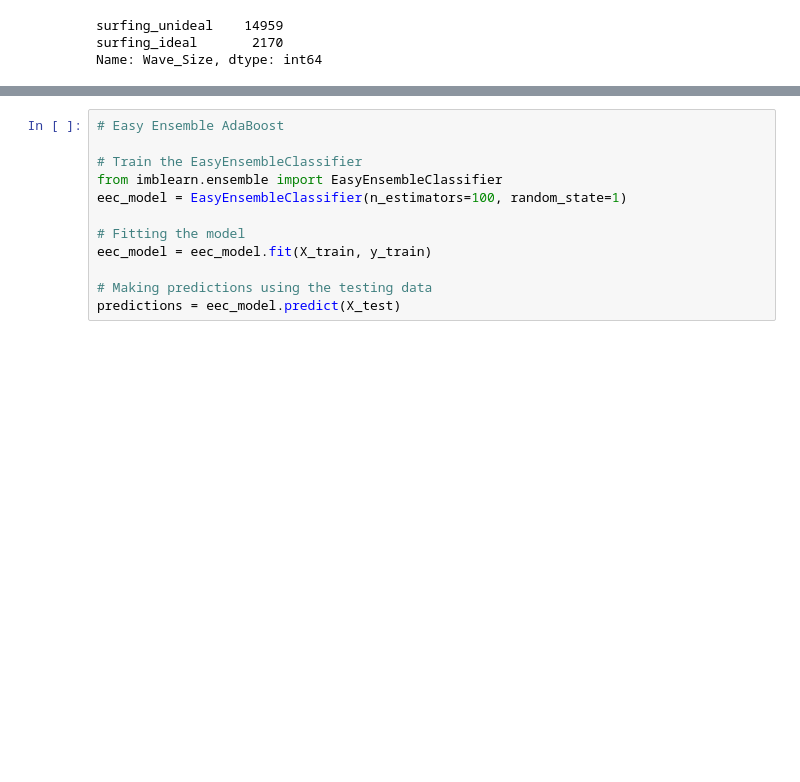
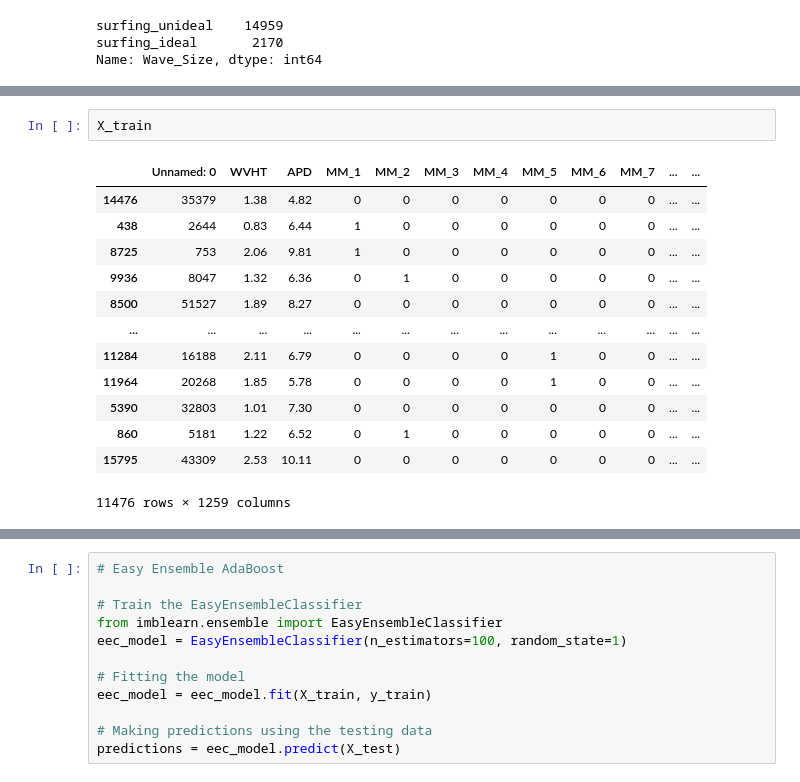
Before and after one commit to ckanchanda/Surf_Check, a Jupyter notebook: machinelearning.ipynb, the cells around one changed output, grey strips where cells are left out. Saved outputs shown, nothing was run; the diff lists cells and outputs as text; blank space fills up the shorter version.

```diff
--- a/machinelearning.ipynb
+++ b/machinelearning.ipynb
@@ -207,3 +190,19 @@ X_train, X_test, y_train, y_test = train_test_split(X, y, random_state=1)
 Counter(y_train)
 # %% [output]
 Counter({'Wave_Size': 1})
+# %%
+X_train
+# %% [output]
+|  | Unnamed: 0 | WVHT | APD | MM_1 | MM_2 | MM_3 | MM_4 | MM_5 | MM_6 | MM_7 | ... | ... |
+| 14476 | 35379 | 1.38 | 4.82 | 0 | 0 | 0 | 0 | 0 | 0 | 0 | ... | ... |
+| 438 | 2644 | 0.83 | 6.44 | 1 | 0 | 0 | 0 | 0 | 0 | 0 | ... | ... |
+| 8725 | 753 | 2.06 | 9.81 | 1 | 0 | 0 | 0 | 0 | 0 | 0 | ... | ... |
+| 9936 | 8047 | 1.32 | 6.36 | 0 | 1 | 0 | 0 | 0 | 0 | 0 | ... | ... |
+| 8500 | 51527 | 1.89 | 8.27 | 0 | 0 | 0 | 0 | 0 | 0 | 0 | ... | ... |
+| ... | ... | ... | ... | ... | ... | ... | ... | ... | ... | ... | ... | ... |
+| 11284 | 16188 | 2.11 | 6.79 | 0 | 0 | 0 | 0 | 1 | 0 | 0 | ... | ... |
+| 11964 | 20268 | 1.85 | 5.78 | 0 | 0 | 0 | 0 | 1 | 0 | 0 | ... | ... |
+| 5390 | 32803 | 1.01 | 7.30 | 0 | 0 | 0 | 0 | 0 | 0 | 0 | ... | ... |
+| 860 | 5181 | 1.22 | 6.52 | 0 | 1 | 0 | 0 | 0 | 0 | 0 | ... | ... |
+| 15795 | 43309 | 2.53 | 10.11 | 0 | 0 | 0 | 0 | 0 | 0 | 0 | ... | ... |
+11476 rows × 1259 columns
```
Also changed, not shown: parts of 33 cells of this notebook.
